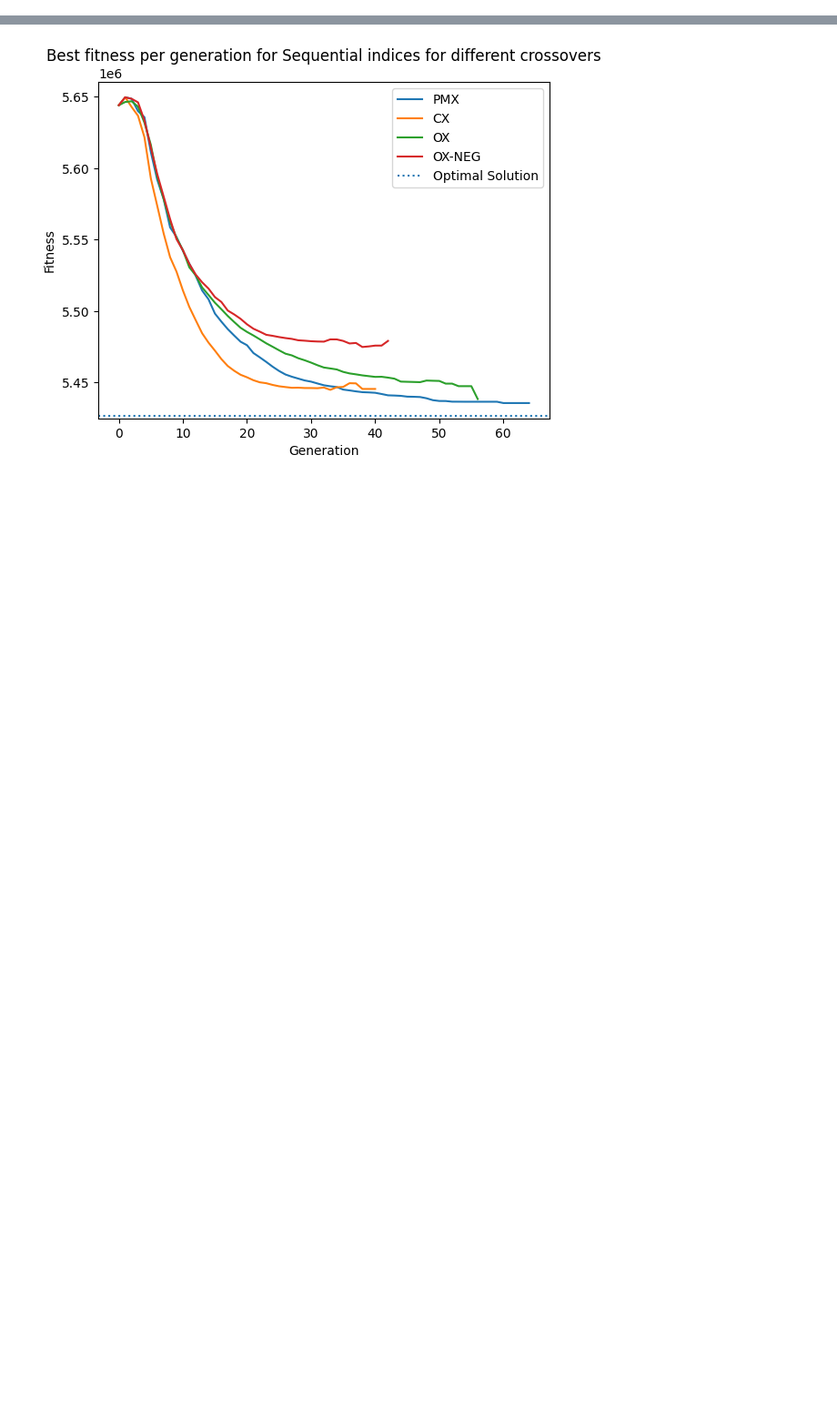
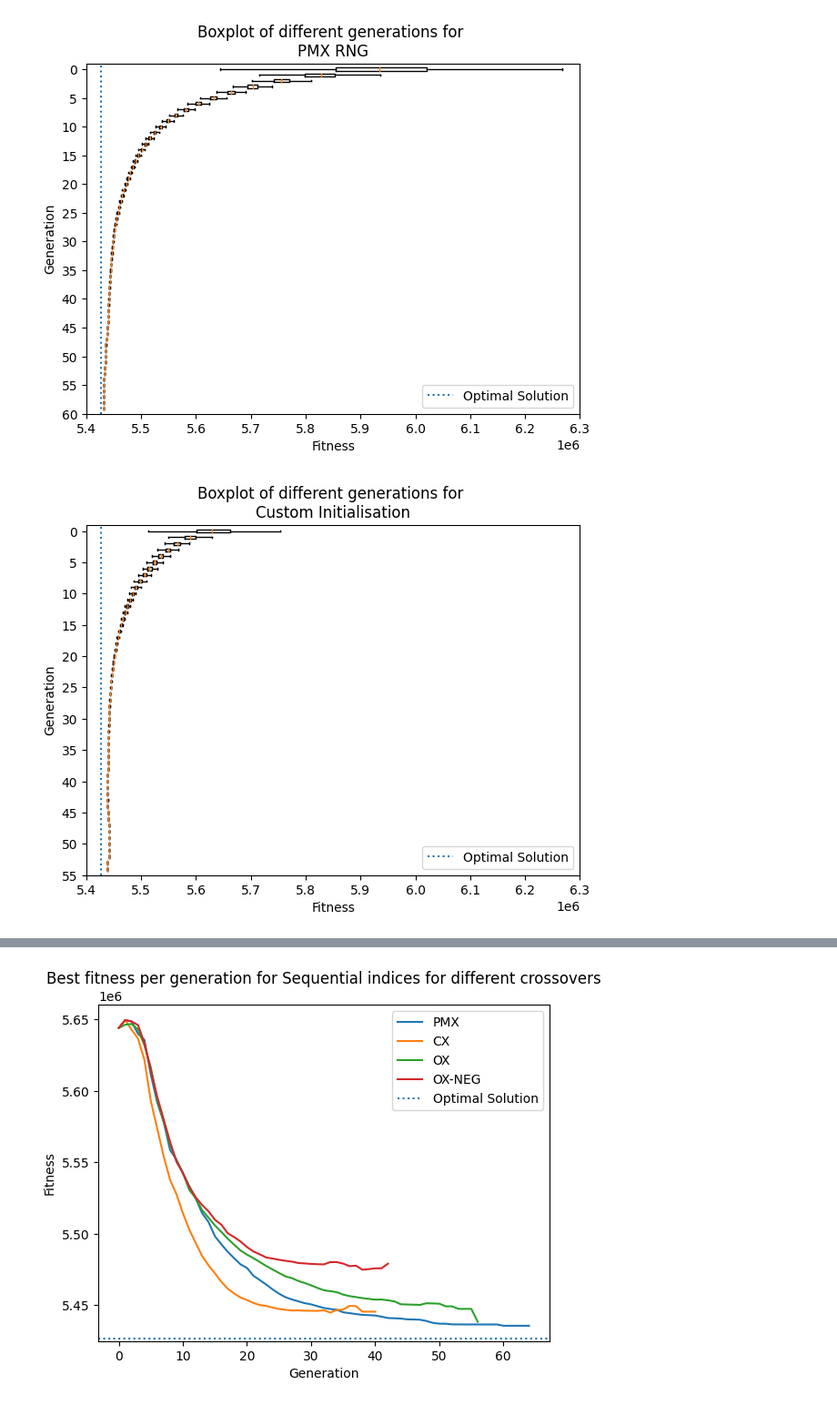
Before and after one commit to niyoushanajmaei/EA-Keyboard-Layout, a Jupyter notebook: plot_run_results.ipynb, the cells around one changed output, grey strips where cells are left out. Shown at 91% size. Drawn from its saved outputs; the diff is of its cells as text; code cells hidden in the pictures; blank space fills up the shorter version.

Commit message:
add inverse boxplot

```diff
--- a/plot_run_results.ipynb
+++ b/plot_run_results.ipynb
@@ -1,13 +1,16 @@
 # %%
 # Imports
-import gzip, json # as some instance files may have been compressed
+import gzip, json, os # as some instance files may have been compressed
 
 # Re-import dependencies (in case earlier import was skipped)
 import numpy    as np
 import numpy.ma as ma
+from os.path    import basename
 from math       import ceil, log2
 from matplotlib import pyplot as plt
 
 
-from run_experiment import to_masked, plot_boxplots, plot_best, extract_data
+from run_experiment import to_masked, plot_boxplots, plot_best, extract_data, plot_inverted_boxplots, gen_save_files
+
+folder = os.path.abspath("")
 # %%
@@ -36,0 +64,6 @@ plot_boxplots(all_fitnesses_avg, setup_names, optimal_sol)
+# %%
+# filenames = ["boxplot_" + s.split("**")[-1] for s in setup_names]
+filenames = [s.lower() for s in setup_names]
+save_files = gen_save_files(folder, filenames, test_type, "boxplots")
+
+save_files
@@ -36,0 +75,5 @@ plot_boxplots(all_fitnesses_avg, setup_names, optimal_sol)
+# %%
+plot_inverted_boxplots(all_fitnesses_avg, setup_names, optimal_sol, save_files=save_files)
+# %% [output]
+[figure, added]
+[figure, added]
```
Also changed, not shown: parts of 6 cells of this notebook, 1 other file.
